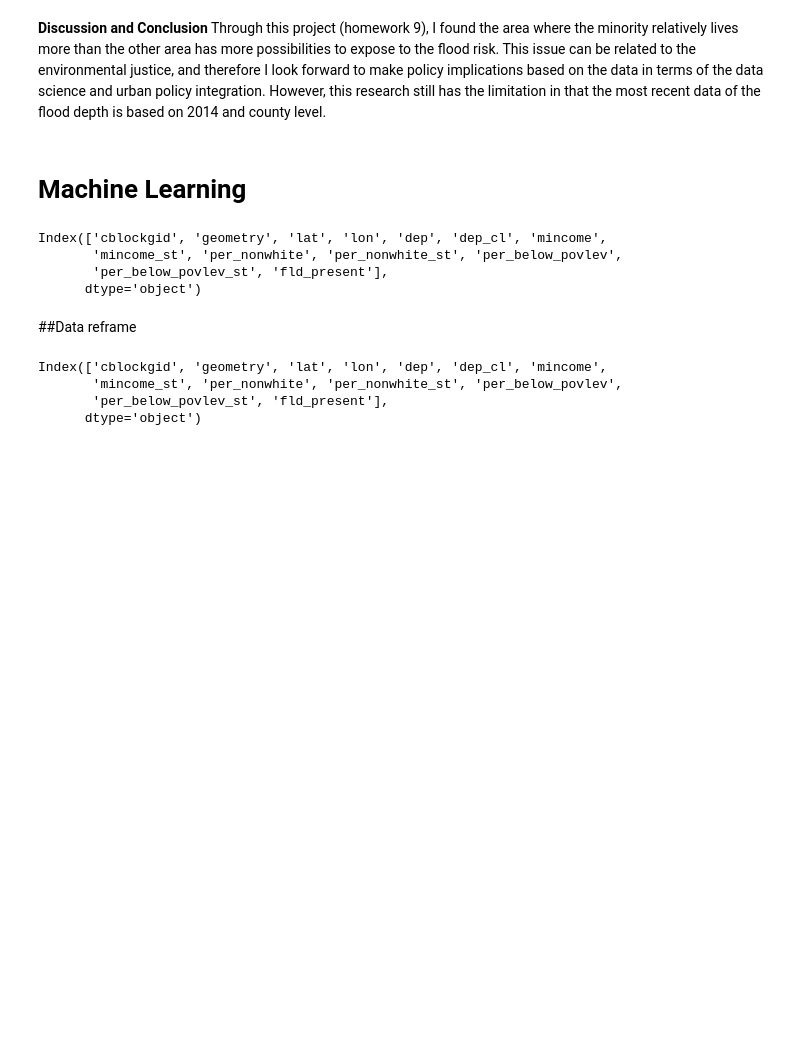
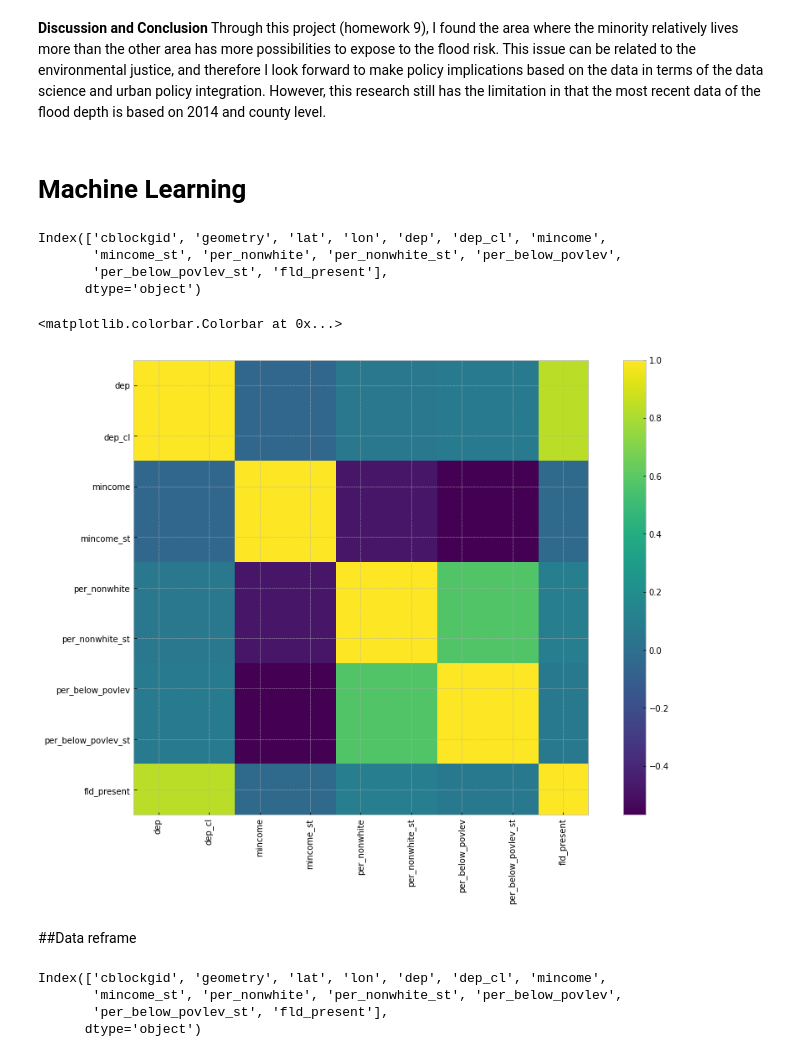
Before and after one commit to KLeeDE/PUS2020_KLee, a Jupyter notebook: Project/20201130_Wilimington_oneper_blockg_ml.ipynb, the cells around one changed output. Cells and saved outputs as stored; diff of their text form; code cells hidden in the pictures; blank space fills up the shorter version.

```diff
--- a/Project/20201130_Wilimington_oneper_blockg_ml.ipynb
+++ b/Project/20201130_Wilimington_oneper_blockg_ml.ipynb
@@ -602,6 +602,17 @@ Index(['cblockgid', 'geometry', 'lat', 'lon', 'dep', 'dep_cl', 'mincome',
        'mincome_st', 'per_nonwhite', 'per_nonwhite_st', 'per_below_povlev',
        'per_below_povlev_st', 'fld_present'],
       dtype='object')
+# %%
+data2 = data[['dep', 'dep_cl', 'mincome',
+       'mincome_st', 'per_nonwhite', 'per_nonwhite_st', 'per_below_povlev',
+       'per_below_povlev_st', 'fld_present']]
+plt.imshow(data2.corr())
+plt.yticks(range(len(data2.corr())), data2.corr().columns)
+plt.xticks(range(len(data2.corr())), data2.corr().columns, rotation='vertical')
+plt.colorbar()
+# %% [output]
+<matplotlib.colorbar.Colorbar at 0x...>
+[figure, added]
 # %% [markdown]
 ##Data reframe
 # %%
```
Also changed, not shown: parts of 16 cells of this notebook.
